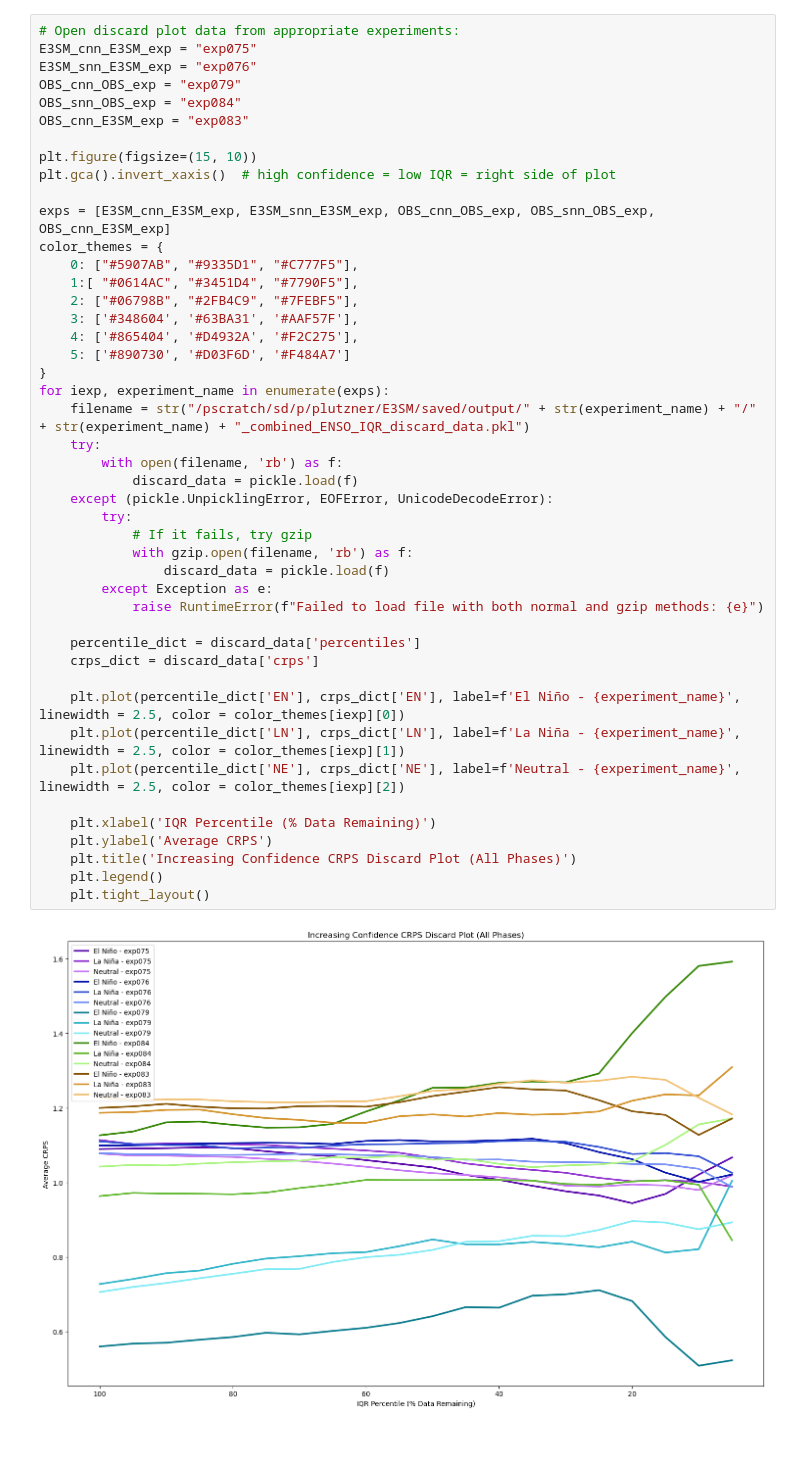
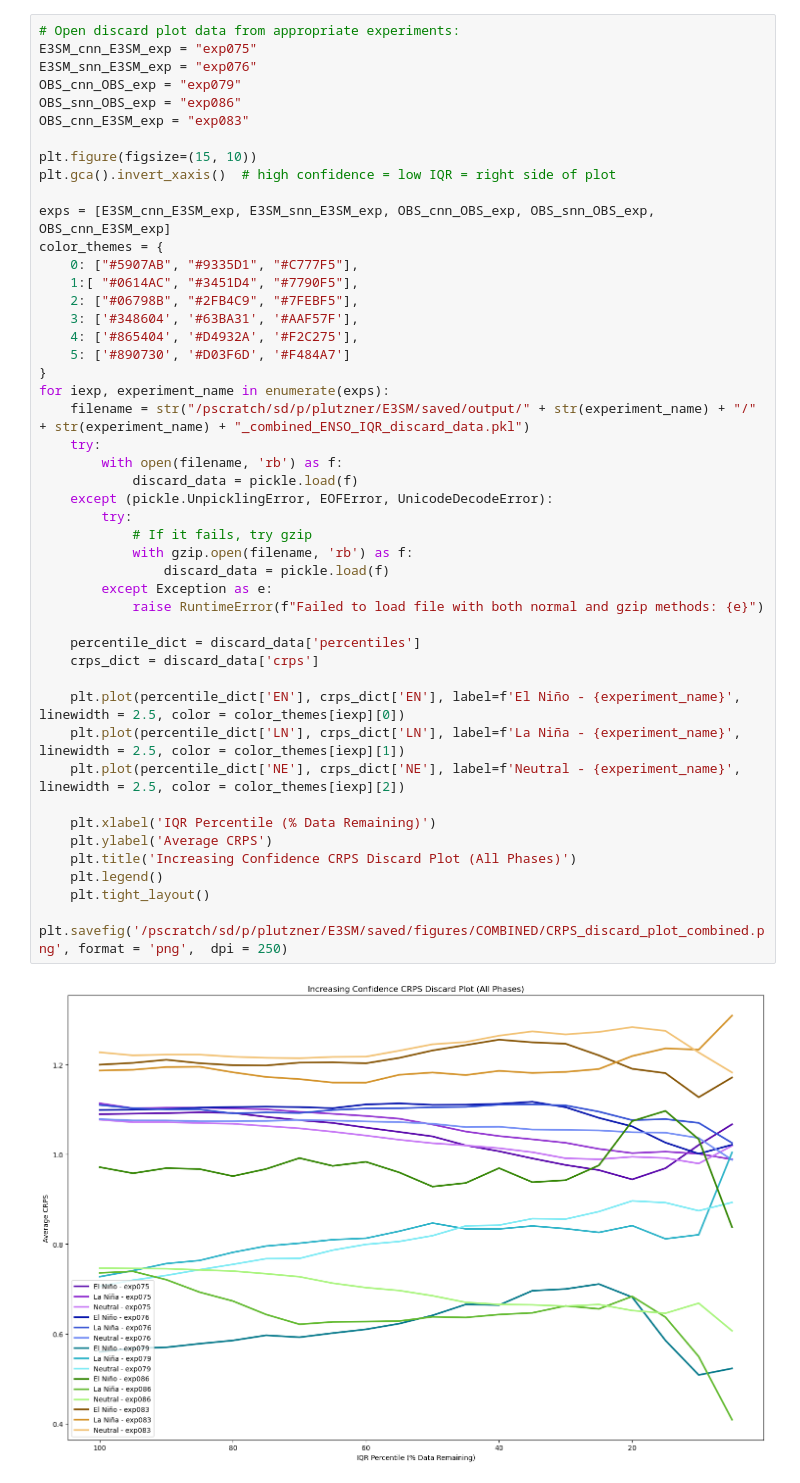
Before and after one commit to Jolan-vP/E3SM, a Jupyter notebook: ANALYSIS_COMBINED_PLOTS.ipynb, the cells around one changed output. Drawn from its saved outputs; the diff is of its cells as text; blank space fills up the shorter version.

```diff
--- a/ANALYSIS_COMBINED_PLOTS.ipynb
+++ b/ANALYSIS_COMBINED_PLOTS.ipynb
@@ -51,7 +56,7 @@ pytorch version = 2.0.0.post104
 E3SM_cnn_E3SM_exp = "exp075"
 E3SM_snn_E3SM_exp = "exp076"
 OBS_cnn_OBS_exp = "exp079"
-OBS_snn_OBS_exp = "exp084"
+OBS_snn_OBS_exp = "exp086"
 OBS_cnn_E3SM_exp = "exp083"
 
 plt.figure(figsize=(15, 10))
@@ -65,32 +70,33 @@ color_themes = {
     3: ['#348604', '#63BA31', '#AAF57F'],
     4: ['#865404', '#D4932A', '#F2C275'],
     5: ['#890730', '#D03F6D', '#F484A7']
 }
 for iexp, experiment_name in enumerate(exps):
     filename = str("/pscratch/sd/p/plutzner/E3SM/saved/output/" + str(experiment_name) + "/" + str(experiment_name) + "_combined_ENSO_IQR_discard_data.pkl")
     try:
         with open(filename, 'rb') as f:
             discard_data = pickle.load(f)
     except (pickle.UnpicklingError, EOFError, UnicodeDecodeError):
         try:
             # If it fails, try gzip
             with gzip.open(filename, 'rb') as f:
                 discard_data = pickle.load(f)
         except Exception as e:
             raise RuntimeError(f"Failed to load file with both normal and gzip methods: {e}")
 
     percentile_dict = discard_data['percentiles']
     crps_dict = discard_data['crps']
 
     plt.plot(percentile_dict['EN'], crps_dict['EN'], label=f'El Niño - {experiment_name}', linewidth = 2.5, color = color_themes[iexp][0])
     plt.plot(percentile_dict['LN'], crps_dict['LN'], label=f'La Niña - {experiment_name}', linewidth = 2.5, color = color_themes[iexp][1])
     plt.plot(percentile_dict['NE'], crps_dict['NE'], label=f'Neutral - {experiment_name}', linewidth = 2.5, color = color_themes[iexp][2])
 
     plt.xlabel('IQR Percentile (% Data Remaining)')
     plt.ylabel('Average CRPS')
     plt.title('Increasing Confidence CRPS Discard Plot (All Phases)')
     plt.legend()
     plt.tight_layout()
+    plt.savefig('/pscratch/sd/p/plutzner/E3SM/saved/figures/COMBINED/CRPS_discard_plot_combined.png', format = 'png',  dpi = 250)
 # %% [output]
-[figure, old version]
+[figure, new version]
 # %%
```
Also changed, not shown: parts of 12 cells of this notebook, 11 other files.
